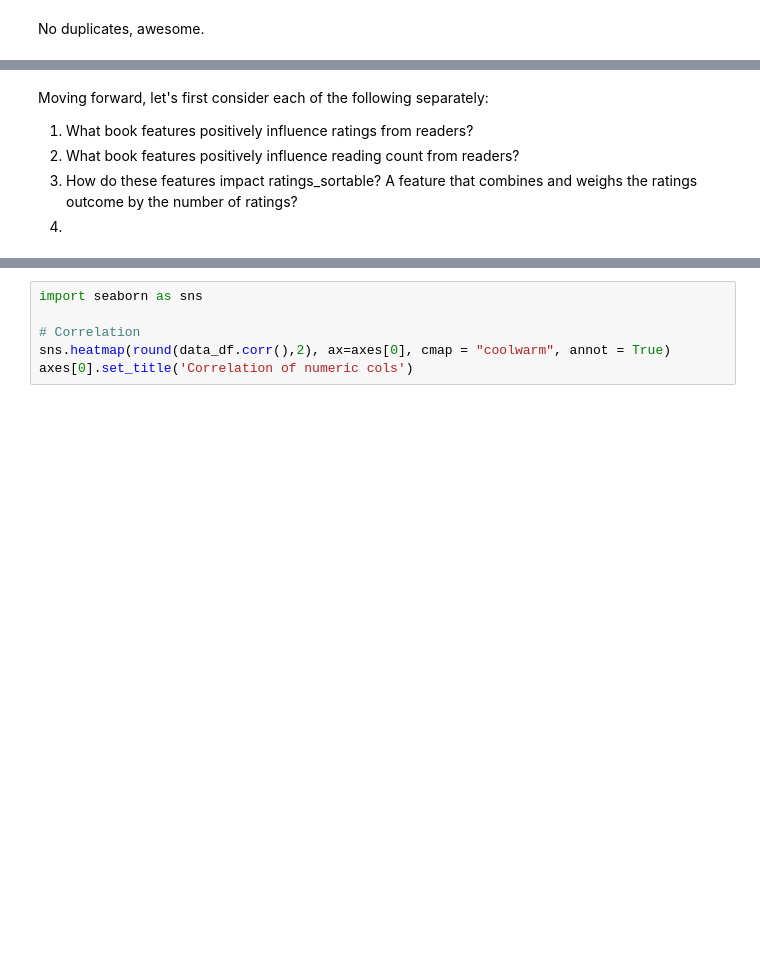
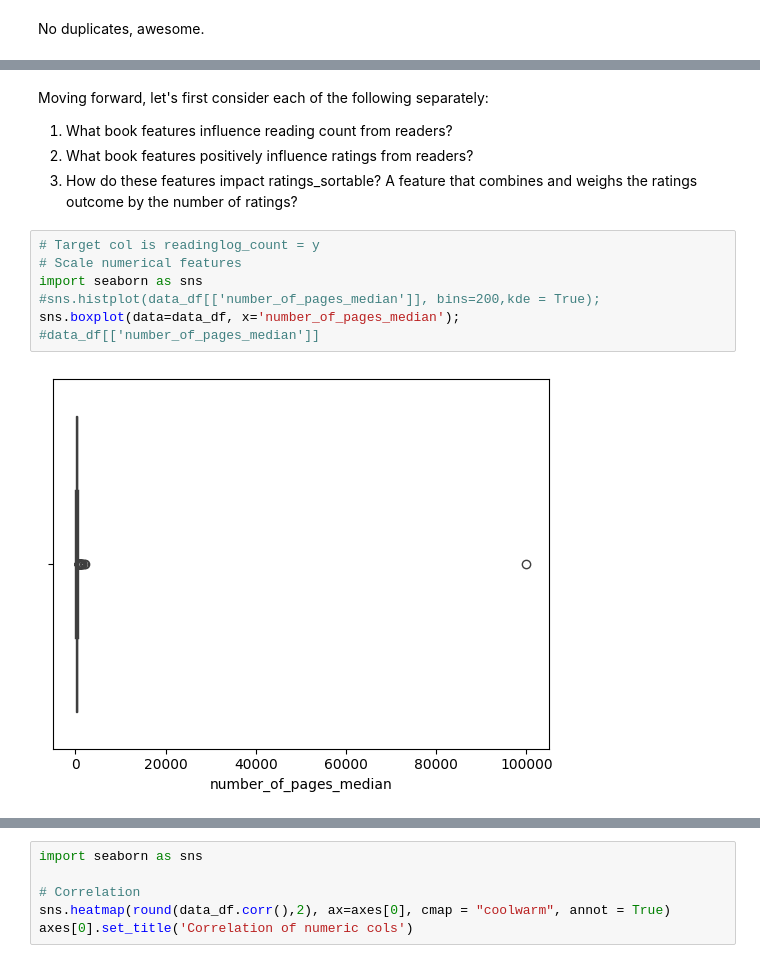
Before and after one commit to caitlinmac/openlib-data, a Jupyter notebook: dt_openlib2.ipynb, the cells around one changed output, grey strips where cells are left out. Cells and saved outputs as stored; diff of their text form; blank space fills up the shorter version.

Commit message:
Robust scaled numerical features

```diff
--- a/dt_openlib2.ipynb
+++ b/dt_openlib2.ipynb
@@ -230,6 +259,14 @@ axes[0].set_title('number_of_pages_median')
 # %% [markdown]
 Moving forward, let's first consider each of the following separately:
-1. What book features positively influence ratings from readers?
-2. What book features positively influence reading count from readers?
+1. What book features influence reading count from readers?
+2. What book features positively influence ratings from readers?
 3. How do these features impact ratings_sortable? A feature that combines and weighs the ratings outcome by the number of ratings?
-4.
+# %%
+# Target col is readinglog_count = y
+# Scale numerical features
+import seaborn as sns
+#sns.histplot(data_df[['number_of_pages_median']], bins=200,kde = True);
+sns.boxplot(data=data_df, x='number_of_pages_median');
+#data_df[['number_of_pages_median']]
+# %% [output]
+[figure, added]
```
Also changed, not shown: parts of 20 cells of this notebook.
